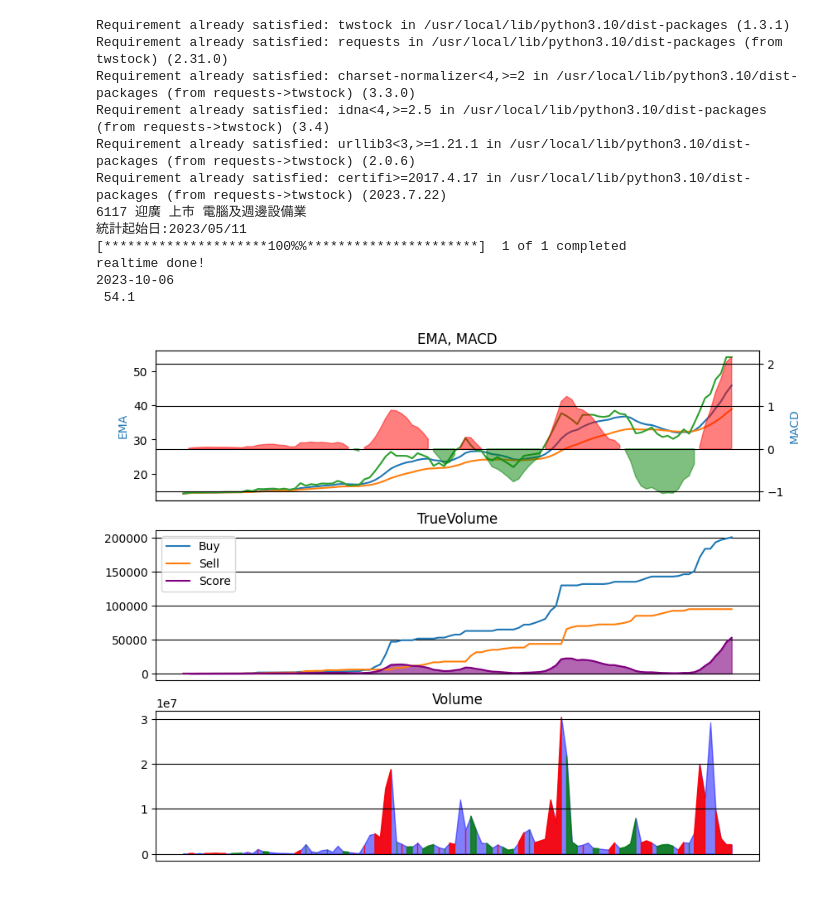
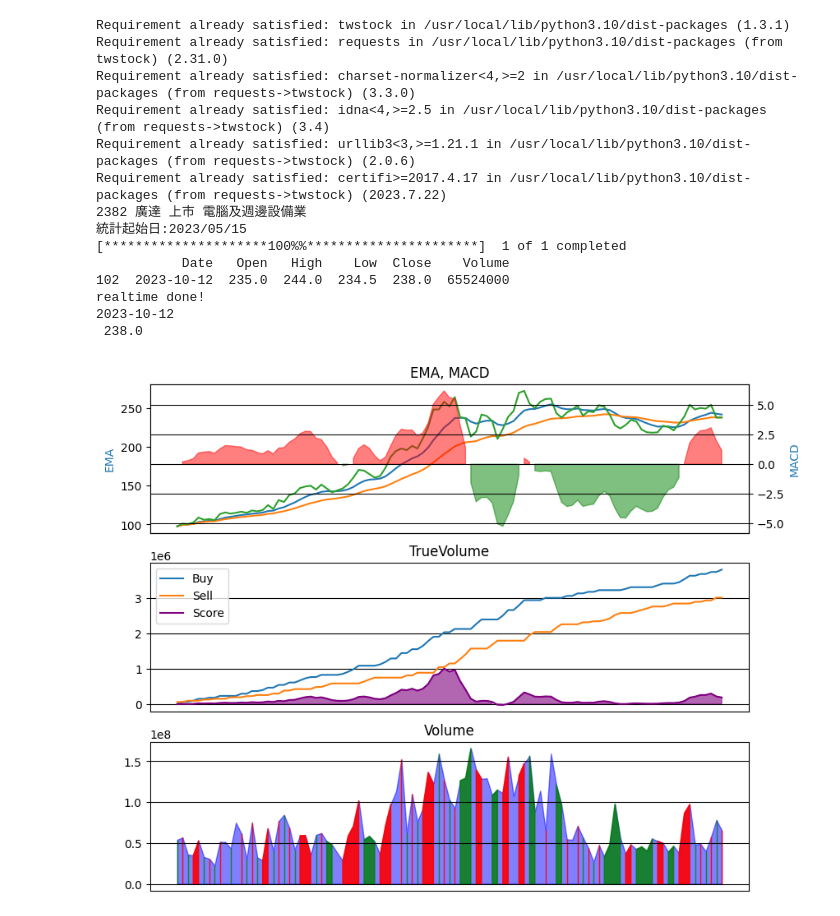
Before and after one commit to tzoung-yu/TrueVolume, a Jupyter notebook: TrueVolume_RT_1上市上櫃.ipynb, the cells around one changed output. Cells and saved outputs as stored; diff of their text form; code cells hidden in the pictures.

```diff
--- a/TrueVolume_RT_1上市上櫃.ipynb
+++ b/TrueVolume_RT_1上市上櫃.ipynb
@@ -14,7 +14,7 @@ import time
 import yfinance as yf
 
 #股票代號
-stoid="迎廣"
+stoid="廣達"
 
 def TrueVol(pd):
   df=pd
@@ -176,15 +176,23 @@ if(nn.market[0]=='上市'):
   data1 = data1.drop(['Adj Close'], axis=1)
   data1 = data1.reset_index(drop=False)
 
+is_working_hour = True
+# 判斷現在是否為工作日
+if thisday.weekday() not in [0, 1, 2, 3, 4]:
+  is_working_hour = False
+
+# 判斷現在時間是否在 9 點到 13 點 25 分
+#if thisday.hour < 9 or (thisday.hour >= 13 and thisday.minute >= 30):
+  #is_working_hour = False
+
 twstock.realtime.mock = False
 realdone = False
-while(realdone == False):
+while(is_working_hour and realdone == False):
   data2 = twstock.realtime.get(stoid)
   if data2['success']:
     dfl=data1.tail(1)
-    tt1=str(dfl['Date'])
-    tt1= tt1[5:]
-    tt1 = tt1[:10]
+    tt1=keep_first_line(str(dfl['Date']))
+    tt1=tt1[-10:]
     rtime=data2['info']['time']
     rtv=data2['realtime']['accumulate_trade_volume']
     ropen=data2['realtime']['open']
@@ -196,36 +204,37 @@ while(realdone == False):
       if (tt2 != tt1):
         if(nn.market[0]=='上櫃'):
           data1.loc[len(data1)] = [tt2, int(rtv)*1000, float(ropen),float(rhigh),float(rlow),float(rlp)]
         if(nn.market[0]=='上市'):
           data1.loc[len(data1)] = [tt2, float(ropen),float(rhigh),float(rlow),float(rlp), int(rtv)*1000]
-        #print(data1.tail(1))
       print("realtime done!")
       realdone = True
     else:
       print(rlp)
   if realdone==False:
     time.sleep(10)
 
 df=data1.tail(1)
 tt1=str(df["Date"])
 tt1= keep_first_line(tt1)
 print(tt1[-10:])
 tt1=str(round(df["Close"],2))
 tt1= keep_first_line(tt1)
 print(tt1[6:])
 
 TrueVol(data1)
 # %% [output]
 Requirement already satisfied: twstock in /usr/local/lib/python3.10/dist-packages (1.3.1)
 Requirement already satisfied: requests in /usr/local/lib/python3.10/dist-packages (from twstock) (2.31.0)
 Requirement already satisfied: charset-normalizer<4,>=2 in /usr/local/lib/python3.10/dist-packages (from requests->twstock) (3.3.0)
 Requirement already satisfied: idna<4,>=2.5 in /usr/local/lib/python3.10/dist-packages (from requests->twstock) (3.4)
 Requirement already satisfied: urllib3<3,>=1.21.1 in /usr/local/lib/python3.10/dist-packages (from requests->twstock) (2.0.6)
 Requirement already satisfied: certifi>=2017.4.17 in /usr/local/lib/python3.10/dist-packages (from requests->twstock) (2023.7.22)
-6117 迎廣 上市 電腦及週邊設備業
-統計起始日:2023/05/11
+2382 廣達 上市 電腦及週邊設備業
+統計起始日:2023/05/15
 [*********************100%%**********************]  1 of 1 completed
+           Date   Open   High    Low  Close    Volume
+102  2023-10-12  235.0  244.0  234.5  238.0  65524000
 realtime done!
-2023-10-06
- 54.1
+2023-10-12
+ 238.0
-[figure, old version]
+[figure, new version]
```
